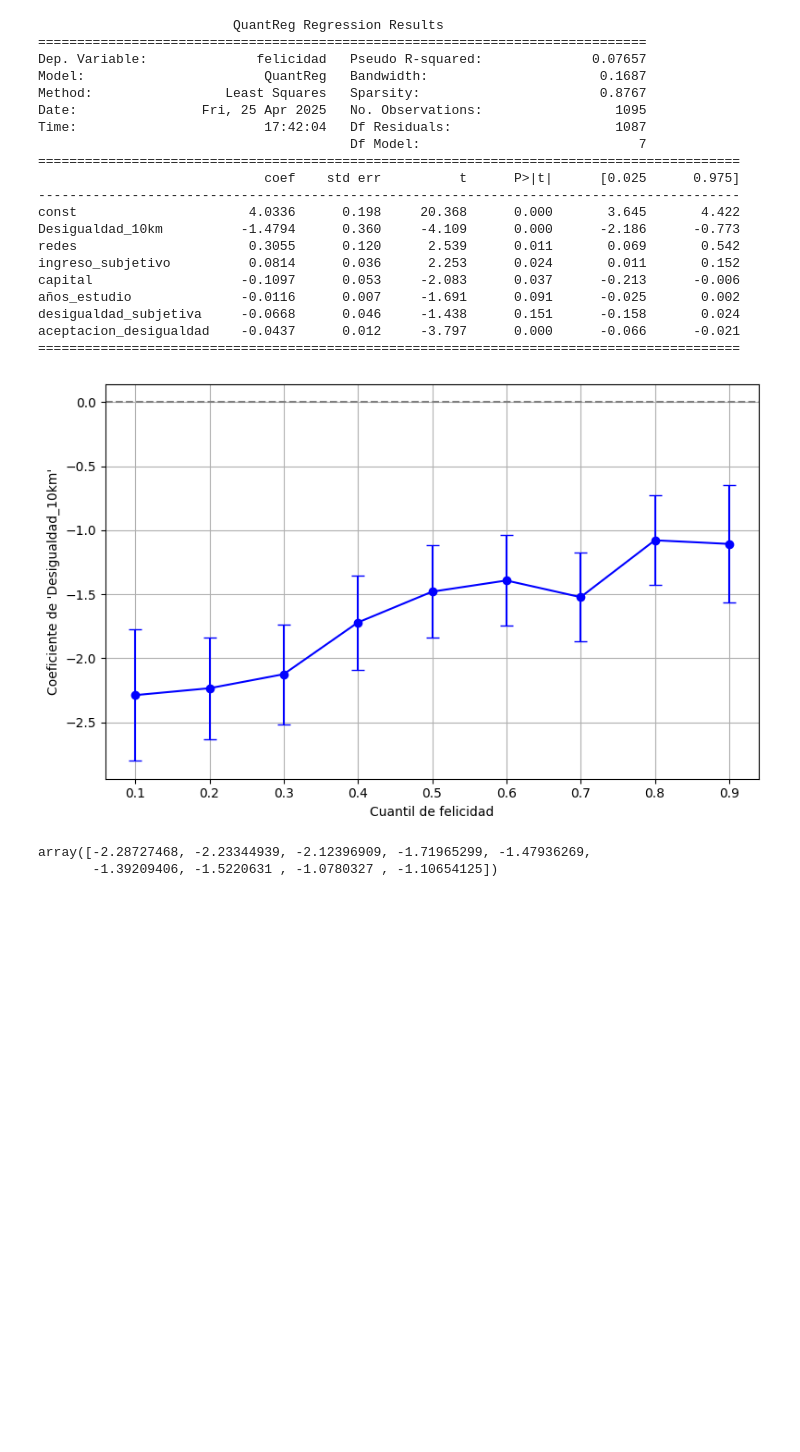
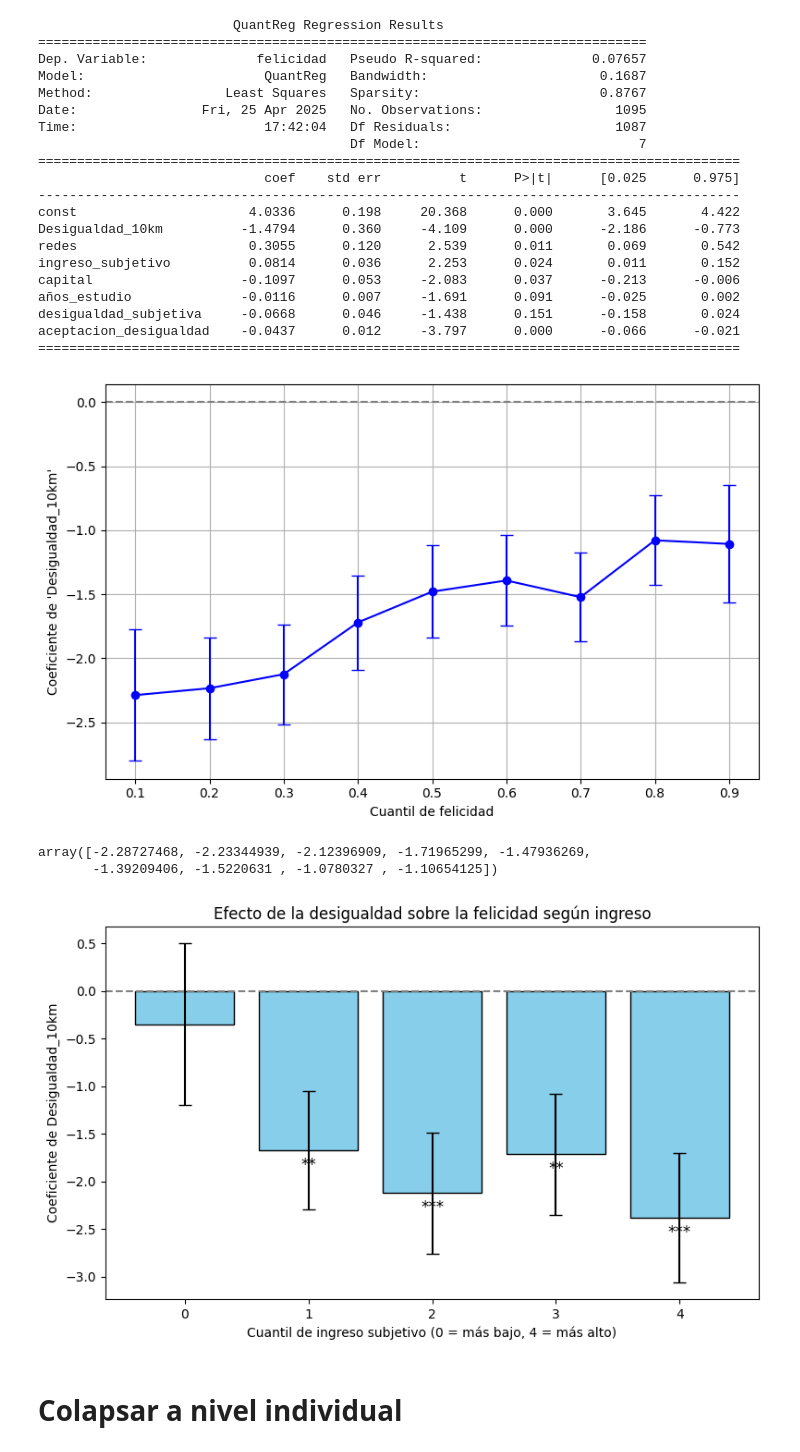
Before and after one commit to LCaravaggio/FelicidadDesigualdad, a Jupyter notebook: Resultados.ipynb, the cells around one changed output. Saved outputs shown, nothing was run; the diff lists cells and outputs as text; code cells hidden in the pictures; blank space fills up the shorter version.

```diff
--- a/Resultados.ipynb
+++ b/Resultados.ipynb
@@ -568,3 +568,57 @@ coefs
 # %% [output]
 array([-2.28727468, -2.23344939, -2.12396909, -1.71965299, -1.47936269,
        -1.39209406, -1.5220631 , -1.0780327 , -1.10654125])
+# %%
+import statsmodels.formula.api as smf
+import matplotlib.pyplot as plt
+import numpy as np
+import pandas as pd
+
+# Filtrar datos y eliminar valores extremos o nulos
+df = ciudades[["felicidad", "Desigualdad_10km", "redes", "ingreso_subjetivo", "capital",
+               "años_estudio", "desigualdad_subjetiva", "aceptacion_desigualdad"]].replace([np.inf, -np.inf], np.nan).dropna()
+
+# Crear cuantiles de ingreso subjetivo
+df["q_ingreso"] = pd.qcut(df["ingreso_subjetivo"], q=5, labels=False)
+
+# Listas para almacenar resultados
+coeficientes = []
+ses = []
+pvalores = []
+cuantiles = sorted(df["q_ingreso"].unique())
+
+# Estimar regresiones por cuantil
+for q in cuantiles:
+    subdf = df[df["q_ingreso"] == q]
+    mod = smf.ols("felicidad ~ Desigualdad_10km + redes + capital + años_estudio + desigualdad_subjetiva + aceptacion_desigualdad", subdf)
+    res = mod.fit(cov_type="HC1")
+    coeficientes.append(res.params["Desigualdad_10km"])
+    ses.append(res.bse["Desigualdad_10km"])
+    pvalores.append(res.pvalues["Desigualdad_10km"])
+
+# Graficar
+plt.figure(figsize=(8, 5))
+bars = plt.bar(cuantiles, coeficientes, yerr=ses, capsize=5, color='skyblue', edgecolor='black')
+
+# Agregar asteriscos de significancia
+for i, p in enumerate(pvalores):
+    if p < 0.001:
+        sig = '***'
+    elif p < 0.01:
+        sig = '**'
+    elif p < 0.05:
+        sig = '*'
+    else:
+        sig = ''
+    plt.text(cuantiles[i], coeficientes[i] + np.sign(coeficientes[i]) * 0.2, sig, ha='center', fontsize=12)
+
+plt.axhline(0, color='gray', linestyle='--')
+plt.xlabel("Cuantil de ingreso subjetivo (0 = más bajo, 4 = más alto)")
+plt.ylabel("Coeficiente de Desigualdad_10km")
+plt.title("Efecto de la desigualdad sobre la felicidad según ingreso")
+plt.tight_layout()
+plt.show()
+# %% [output]
+[figure, added]
+# %% [markdown]
+# Colapsar a nivel individual
```
Also changed, not shown: parts of 16 cells of this notebook.
